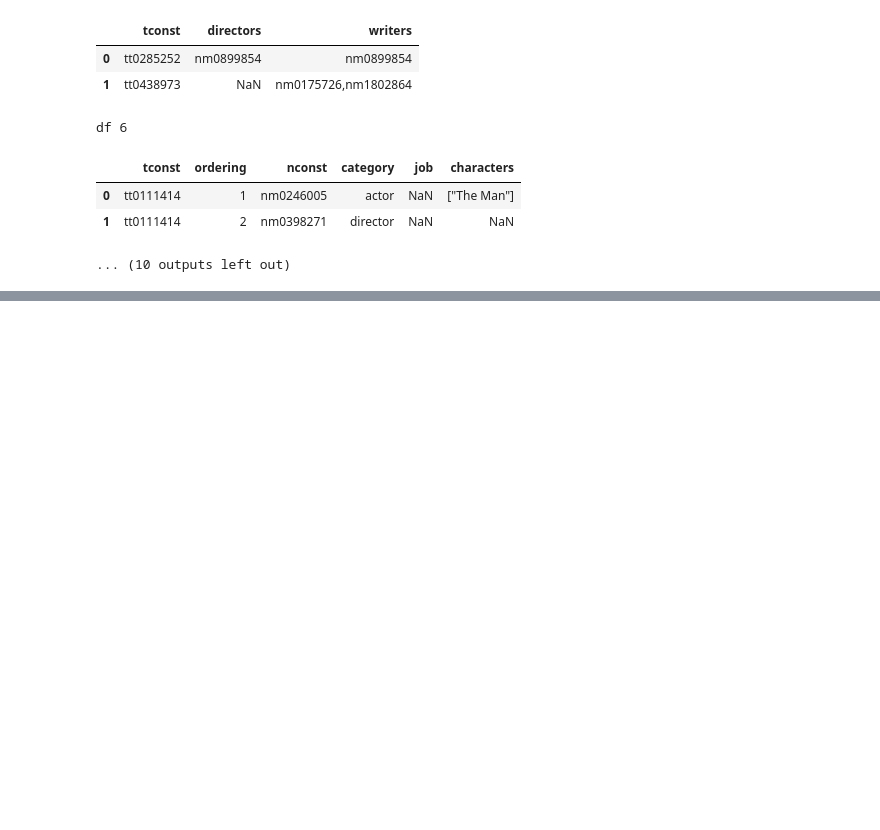
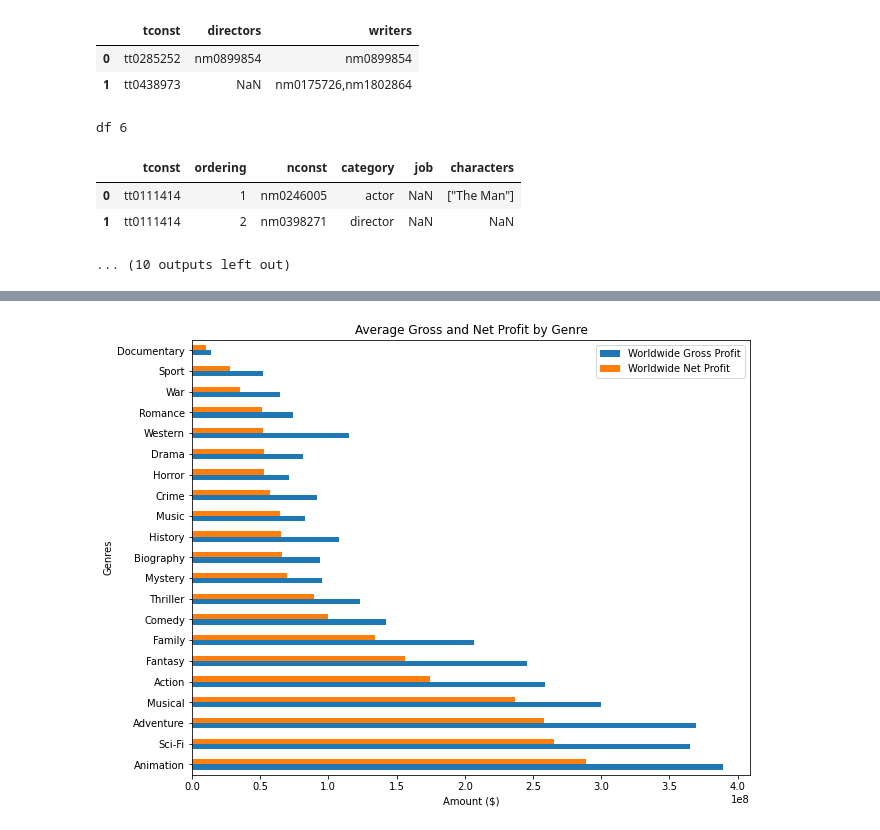
Before and after one commit to bentoler22/Flatiron_Phase_1_Project, a Jupyter notebook: student.ipynb, the cells around one changed output, grey strips where cells are left out. Saved outputs shown, nothing was run; the diff lists cells and outputs as text; code cells hidden in the pictures; blank space fills up the shorter version.

```diff
--- a/student.ipynb
+++ b/student.ipynb
@@ -267,3 +321,5 @@ Name: primary_title, Length: 1335, dtype: int64
+# %%
+movie_df.drop_duplicates(subset='movie', keep=False, inplace=True)
 # %%
 movie_df.shape
 # %% [output]
@@ -516,0 +330,8 @@ total_movie_df.production_budget.corr(total_movie_df.ROI)
+# %%
+#add column for worldwide net profit
+movie_df['worldwide_net'] = (movie_df.worldwide_gross
+                             - movie_df.production_budget)
+
+#add column for return on investment in perecentage
+movie_df['ROI'] = (movie_df.worldwide_net
+                   / movie_df.production_budget) *100
@@ -516,0 +346,5 @@ total_movie_df.production_budget.corr(total_movie_df.ROI)
+# %%
+genres_movie_df = movie_df.explode('genres')
+# %%
+genres_grouped = genres_movie_df.groupby('genres').mean().sort_values(
+    by='worldwide_net', ascending=False)
@@ -516,0 +361,9 @@ total_movie_df.production_budget.corr(total_movie_df.ROI)
+# %%
+ax = genres_grouped.plot(kind='barh', y=['worldwide_gross','worldwide_net'],
+                        figsize=(10,8));
+ax.set_title('Average Gross and Net Profit by Genre');
+ax.legend(['Worldwide Gross Profit', 'Worldwide Net Profit'], loc=1);
+ax.set_ylabel('Genres');
+ax.set_xlabel('Amount ($)');
+# %% [output]
+[figure, added]
```
Also changed, not shown: parts of 123 cells of this notebook.
